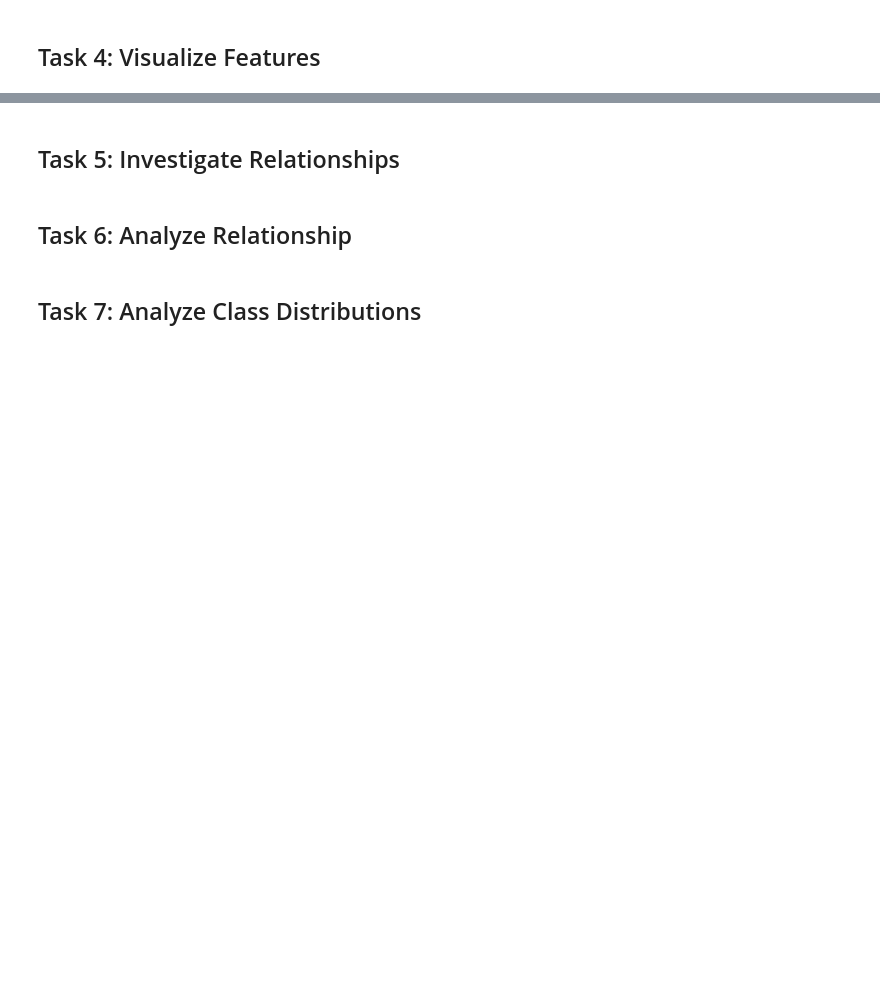
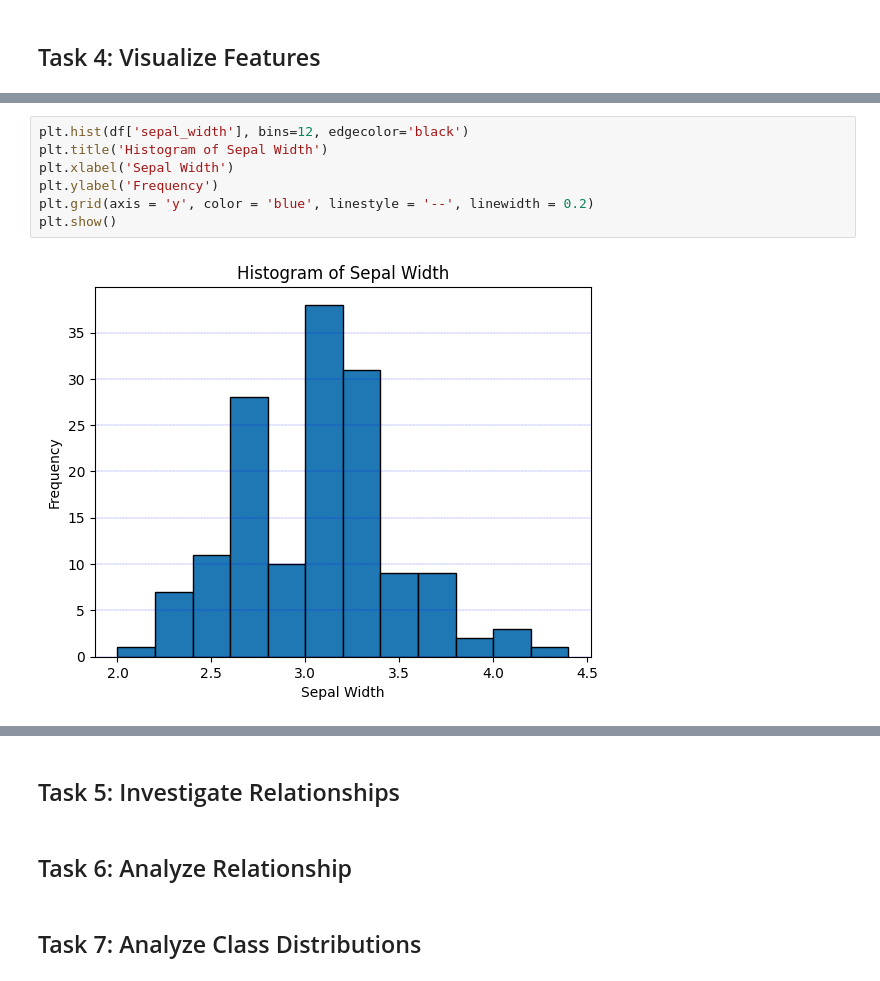
Before and after one commit to LoicBagnoud/principles_of_data_analytics, a Jupyter notebook: tasks.ipynb, the cells around one changed output, grey strips where cells are left out. Drawn from its saved outputs; the diff is of its cells as text; blank space fills up the shorter version.

```diff
--- a/tasks.ipynb
+++ b/tasks.ipynb
@@ -148,0 +203,9 @@ Statistics for sepal_width:
+# %%
+plt.hist(df['sepal_width'], bins=12, edgecolor='black')
+plt.title('Histogram of Sepal Width')
+plt.xlabel('Sepal Width')
+plt.ylabel('Frequency')
+plt.grid(axis = 'y', color = 'blue', linestyle = '--', linewidth = 0.2)
+plt.show()
+# %% [output]
+[figure, added]
```
Also changed, not shown: parts of 9 cells of this notebook.
